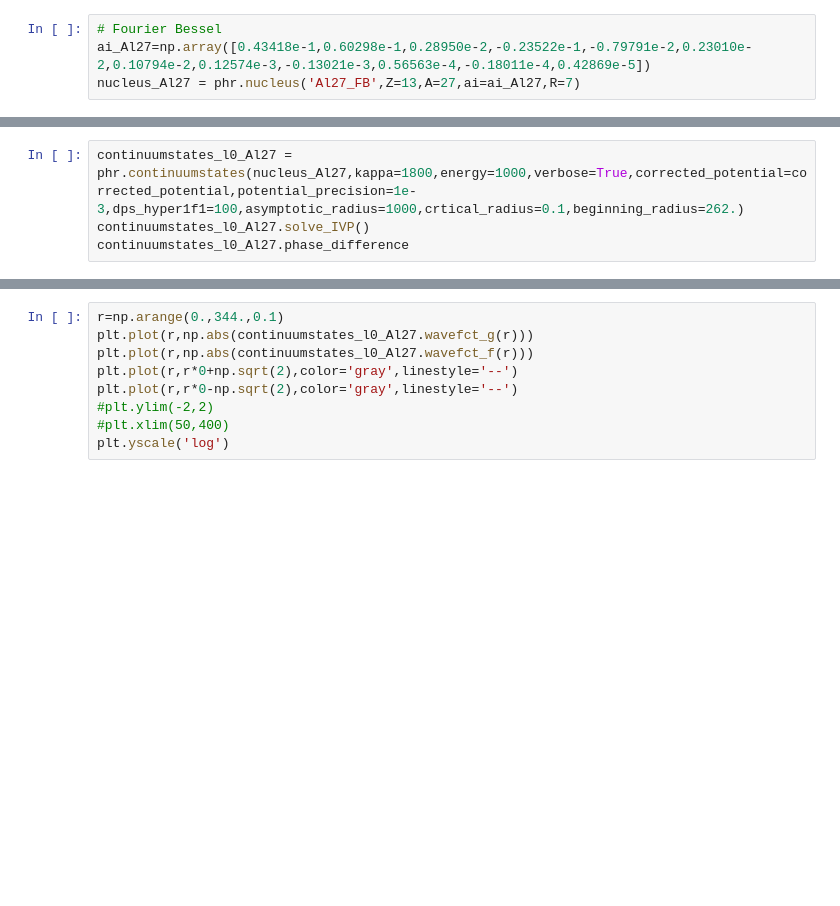
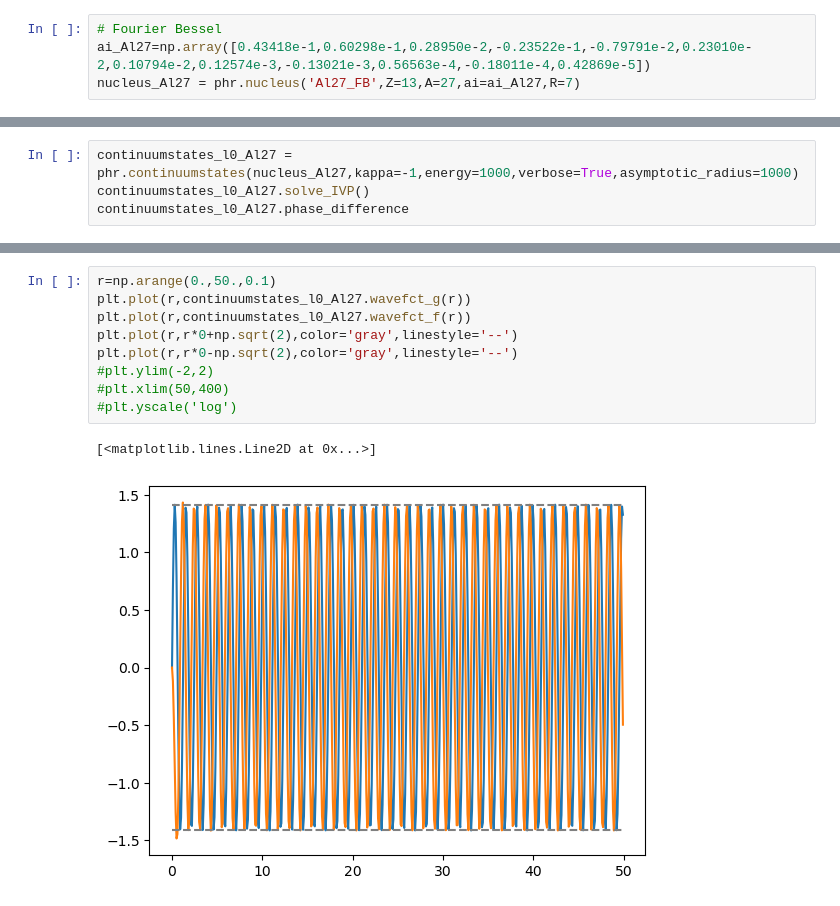
Before and after one commit to akotarel/phasr, a Jupyter notebook: docs/examples/ExamplesBasic_temp.ipynb, the cells around one changed output, grey strips where cells are left out. Drawn from its saved outputs; the diff is of its cells as text; blank space fills up the shorter version.

```diff
--- a/docs/examples/ExamplesBasic_temp.ipynb
+++ b/docs/examples/ExamplesBasic_temp.ipynb
@@ -19,4 +24,4 @@ corrected_potential=phr.dirac_solvers.QED_corrections.potential_corrections(nucl
 # %%
-continuumstates_l0_Al27 = phr.continuumstates(nucleus_Al27,kappa=1800,energy=1000,verbose=True,corrected_potential=corrected_potential,potential_precision=1e-3,dps_hyper1f1=100,asymptotic_radius=1000,crtical_radius=0.1,beginning_radius=262.)
+continuumstates_l0_Al27 = phr.continuumstates(nucleus_Al27,kappa=-1,energy=1000,verbose=True,asymptotic_radius=1000)
 continuumstates_l0_Al27.solve_IVP()
 continuumstates_l0_Al27.phase_difference
@@ -23,12 +39,15 @@ continuumstates_l0_Al27.phase_difference
 # %%
-r=np.arange(0.,344.,0.1)
-plt.plot(r,np.abs(continuumstates_l0_Al27.wavefct_g(r)))
-plt.plot(r,np.abs(continuumstates_l0_Al27.wavefct_f(r)))
+r=np.arange(0.,50.,0.1)
+plt.plot(r,continuumstates_l0_Al27.wavefct_g(r))
+plt.plot(r,continuumstates_l0_Al27.wavefct_f(r))
 plt.plot(r,r*0+np.sqrt(2),color='gray',linestyle='--')
 plt.plot(r,r*0-np.sqrt(2),color='gray',linestyle='--')
 #plt.ylim(-2,2)
 #plt.xlim(50,400)
-plt.yscale('log')
+#plt.yscale('log')
+# %% [output]
+[<matplotlib.lines.Line2D at 0x...>]
+[figure, added]
 # %%
 energy=1000
 theta=np.linspace(3,7,4)
```
Also changed, not shown: parts of 4 cells of this notebook, 2 other files.
